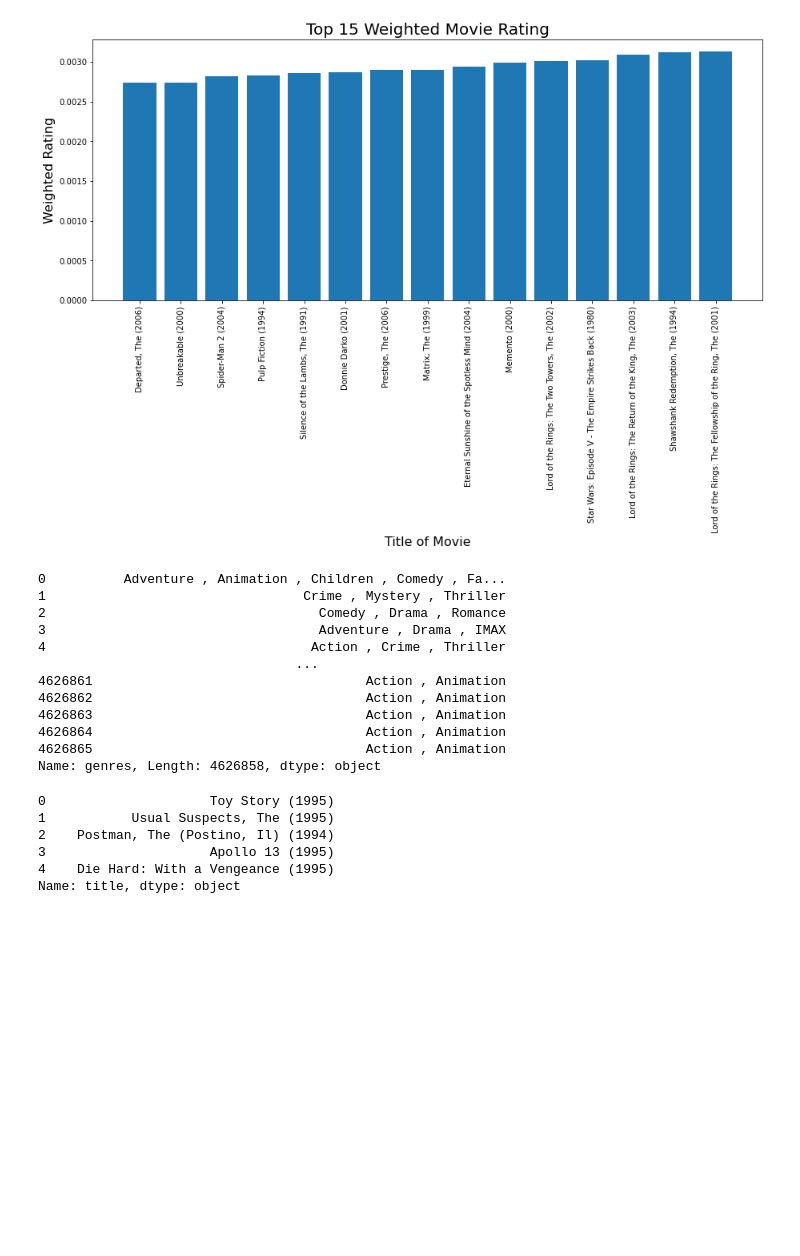
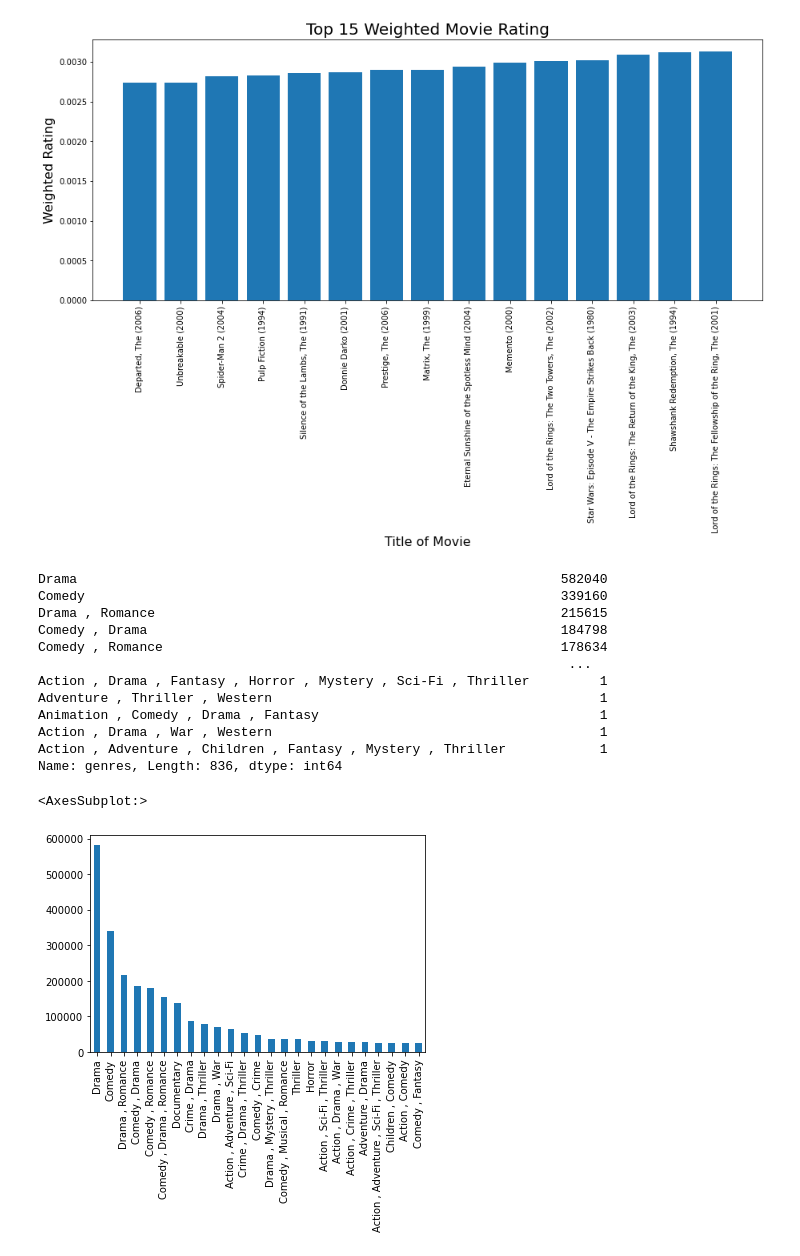
Before and after one commit to dablake7/bsc-phase-four-project, a Jupyter notebook: notebooks/exploratory/qiwen/first_eda.ipynb, the cells around one changed output. Cells and saved outputs as stored; diff of their text form; code cells hidden in the pictures; blank space fills up the shorter version.

```diff
--- a/notebooks/exploratory/qiwen/first_eda.ipynb
+++ b/notebooks/exploratory/qiwen/first_eda.ipynb
@@ -136,26 +153,22 @@ plt.ylabel('Weighted Rating', fontsize=16)
 Text(0, 0.5, 'Weighted Rating')
 [figure]
 # %%
-df['genres']
+df.genres.value_counts()
 # %% [output]
-0          Adventure , Animation , Children , Comedy , Fa...
-1                                 Crime , Mystery , Thriller
-2                                   Comedy , Drama , Romance
-3                                   Adventure , Drama , IMAX
-4                                  Action , Crime , Thriller
-                                 ...
-4626861                                   Action , Animation
-4626862                                   Action , Animation
-4626863                                   Action , Animation
-4626864                                   Action , Animation
-4626865                                   Action , Animation
-Name: genres, Length: 4626858, dtype: object
+Drama                                                              582040
+Comedy                                                             339160
+Drama , Romance                                                    215615
+Comedy , Drama                                                     184798
+Comedy , Romance                                                   178634
+                                                                    ...
+Action , Drama , Fantasy , Horror , Mystery , Sci-Fi , Thriller         1
+Adventure , Thriller , Western                                          1
+Animation , Comedy , Drama , Fantasy                                    1
+Action , Drama , War , Western                                          1
+Action , Adventure , Children , Fantasy , Mystery , Thriller            1
+Name: genres, Length: 836, dtype: int64
-# %%
-df['title'].head()
-# %% [output]
-0                     Toy Story (1995)
-1           Usual Suspects, The (1995)
-2    Postman, The (Postino, Il) (1994)
-3                     Apollo 13 (1995)
-4    Die Hard: With a Vengeance (1995)
-Name: title, dtype: object
+# %%
+df.genres.value_counts().head(25).plot(kind='bar')
+# %% [output]
+<AxesSubplot:>
+[figure, added]
```
Also changed, not shown: parts of 13 cells of this notebook.
